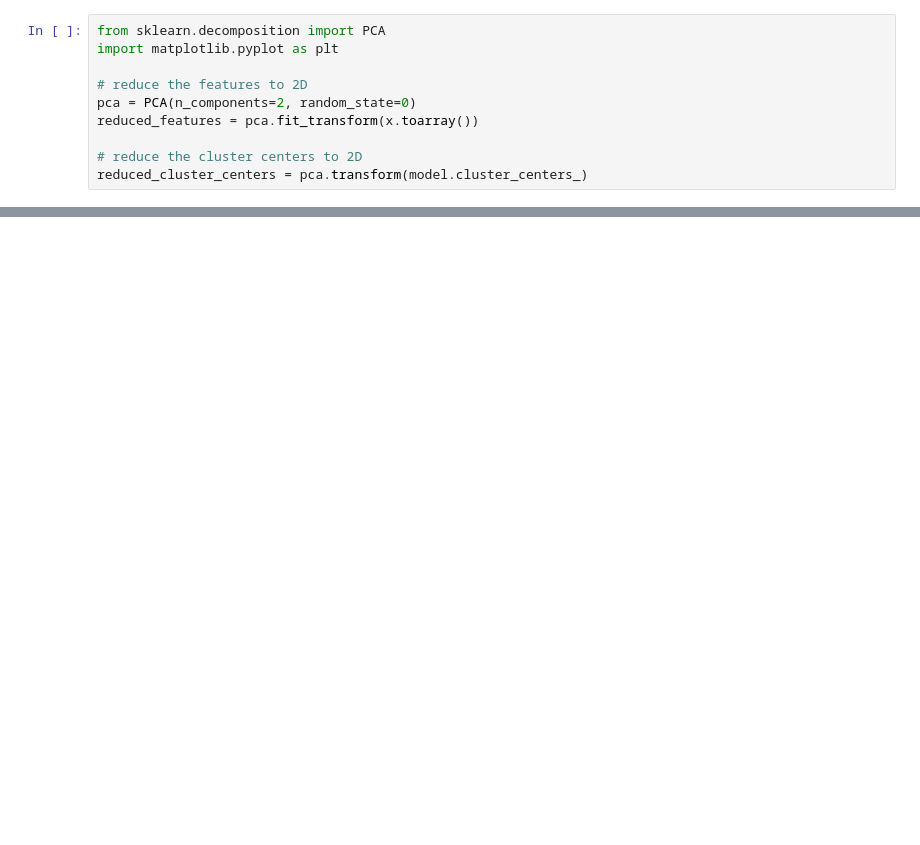
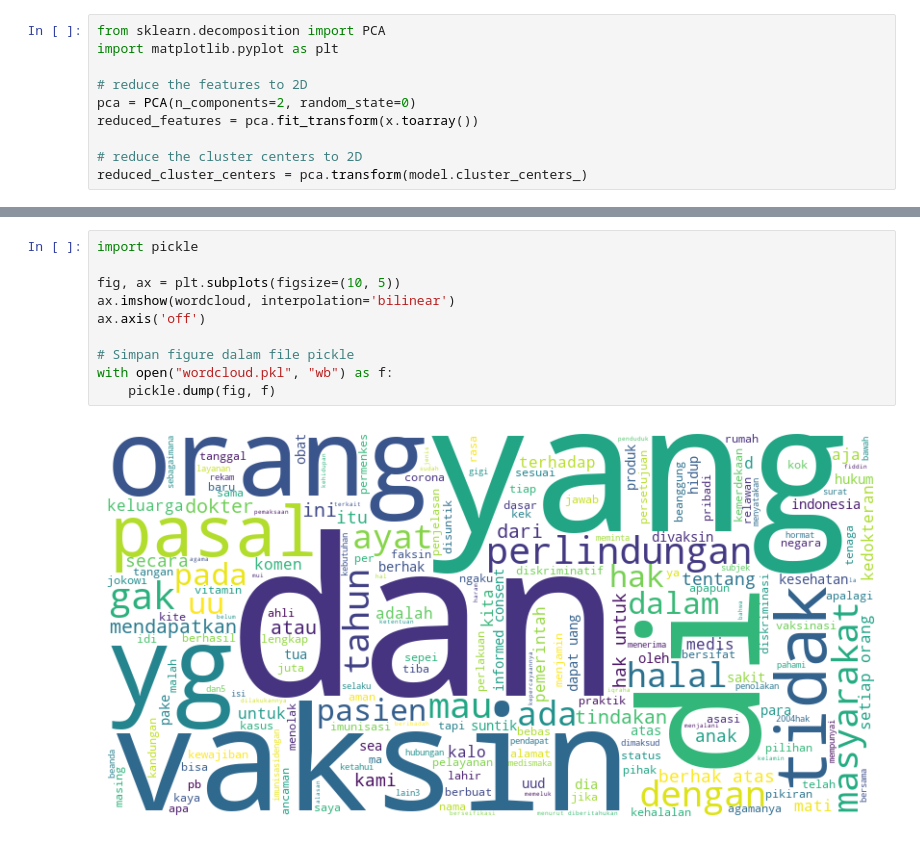
Before and after one commit to MRizalSyahputra/aplikasi-web, a Jupyter notebook: week9/clustering.ipynb, the cells around one changed output, grey strips where cells are left out. Saved outputs shown, nothing was run; the diff lists cells and outputs as text; blank space fills up the shorter version.

```diff
--- a/week9/clustering.ipynb
+++ b/week9/clustering.ipynb
@@ -124,0 +151,12 @@ plt.scatter(reduced_cluster_centers[:, 0], reduced_cluster_centers[:,1], marker=
+# %%
+import pickle
+
+fig, ax = plt.subplots(figsize=(10, 5))
+ax.imshow(wordcloud, interpolation='bilinear')
+ax.axis('off')
+
+# Simpan figure dalam file pickle
+with open("wordcloud.pkl", "wb") as f:
+    pickle.dump(fig, f)
+# %% [output]
+[figure, added]
```
Also changed, not shown: parts of 7 cells of this notebook, 2 other files.
